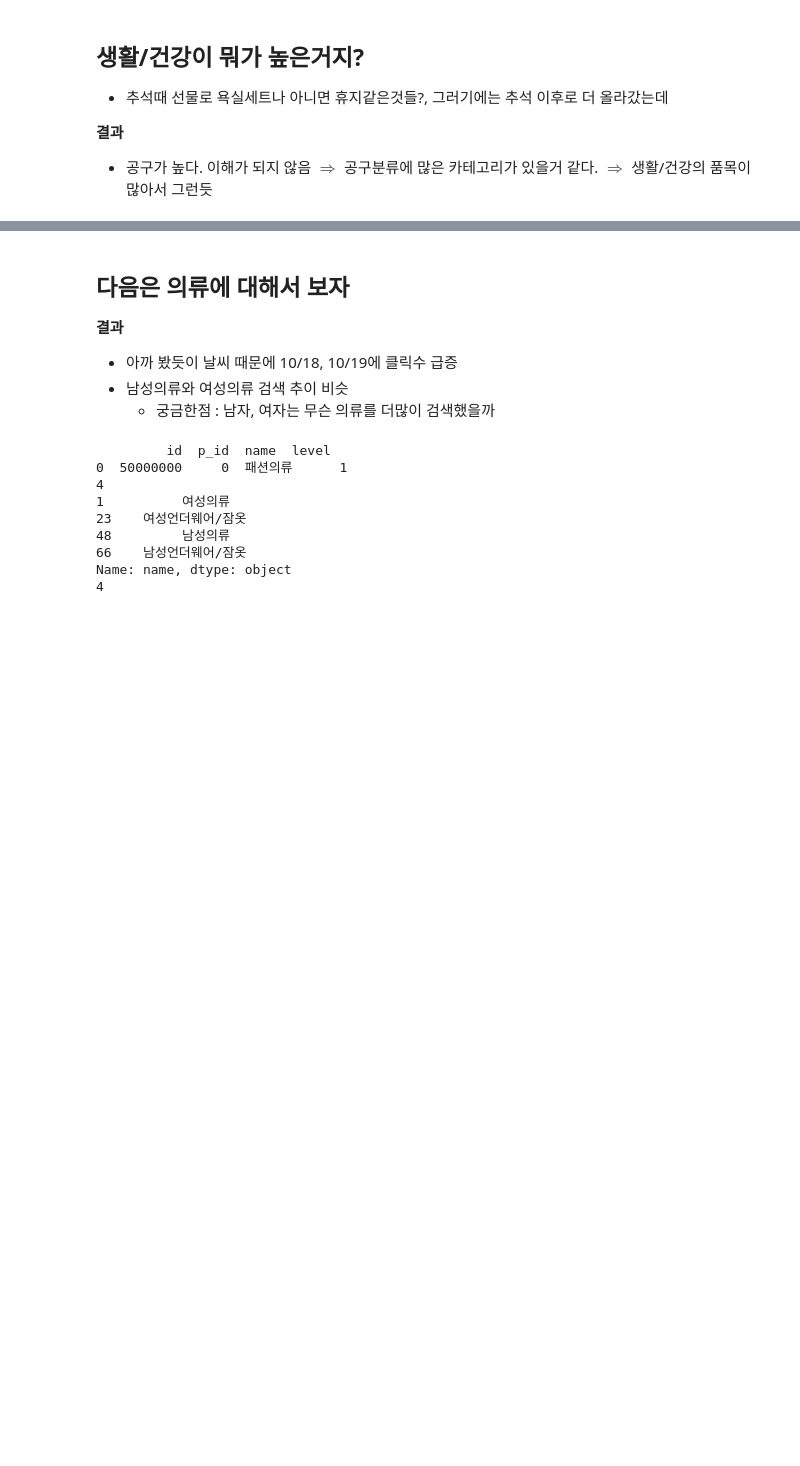
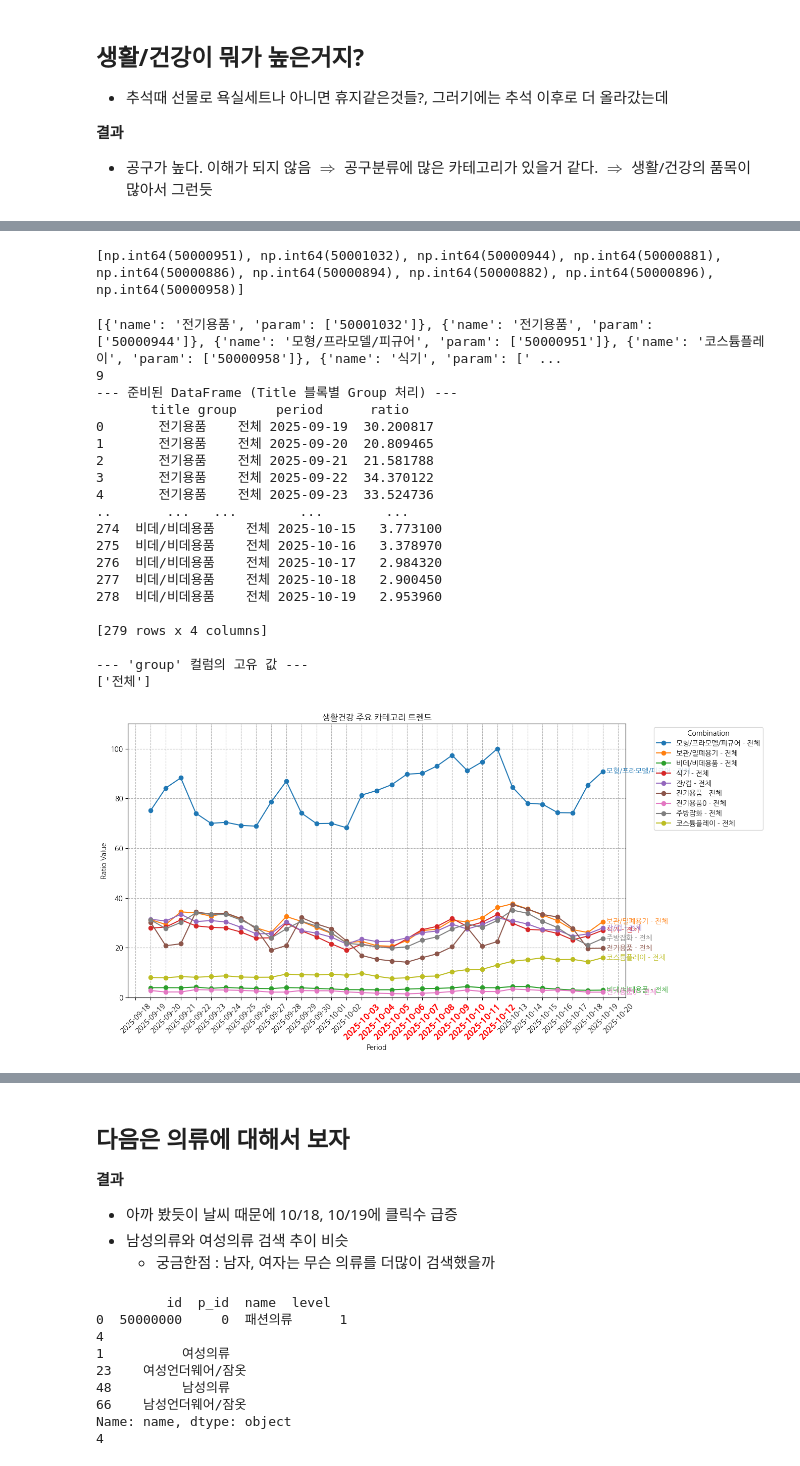
Before and after one commit to addinedu-ros-11th/eda-repo-2, a Jupyter notebook: ShoppingList/visualization.ipynb, the cells around one changed output, grey strips where cells are left out. Drawn from its saved outputs; the diff is of its cells as text; code cells hidden in the pictures; blank space fills up the shorter version.

```diff
--- a/ShoppingList/visualization.ipynb
+++ b/ShoppingList/visualization.ipynb
@@ -299 +331,45 @@ HTTPError: HTTP Error 429: Too Many Requests
+# %%
+cat_list = []
+cat_list.append(df_category[df_category['name']=='모형/프라모델/피규어']['id'].values[0])
+cat_list.append(df_category[df_category['name']=='전기용품']['id'].values[0])
+cat_list.append(df_category[df_category['name']=='전기용품']['id'].values[1])
+cat_list.append(df_category[df_category['name']=='식기']['id'].values[0])
+cat_list.append(df_category[df_category['name']=='보관/밀폐용기']['id'].values[0])
+cat_list.append(df_category[df_category['name']=='주방잡화']['id'].values[0])
+cat_list.append(df_category[df_category['name']=='잔/컵']['id'].values[0])
+cat_list.append(df_category[df_category['name']=='비데/비데용품']['id'].values[0])
+cat_list.append(df_category[df_category['name']=='코스튬플레이']['id'].values[0])
+
+print(cat_list)
+# %% [output]
+[np.int64(50000951), np.int64(50001032), np.int64(50000944), np.int64(50000881), np.int64(50000886), np.int64(50000894), np.int64(50000882), np.int64(50000896), np.int64(50000958)]
+# %%
+
+search_cat = df_category[df_category['id'].isin(cat_list)].copy()
+output = 'output/res_allAge_생활건강_주요카테고리.json'
+title = '생활건강 주요 카테고리 트렌드'
+#res_allAge_Life_mo = draw_shopping_plot(search_cat, "2025-09-19", "2025-10-19", title=title, output=output, threshold = 0)
+res_allAge_Life_mo = draw_shopping_plot(output, "2025-09-26", "2025-10-19", title=title)
+# %% [output]
+[{'name': '전기용품', 'param': ['50001032']}, {'name': '전기용품', 'param': ['50000944']}, {'name': '모형/프라모델/피규어', 'param': ['50000951']}, {'name': '코스튬플레이', 'param': ['50000958']}, {'name': '식기', 'param': [' ...
+9
+--- 준비된 DataFrame (Title 블록별 Group 처리) ---
+       title group     period      ratio
+0       전기용품    전체 2025-09-19  30.200817
+1       전기용품    전체 2025-09-20  20.809465
+2       전기용품    전체 2025-09-21  21.581788
+3       전기용품    전체 2025-09-22  34.370122
+4       전기용품    전체 2025-09-23  33.524736
+..       ...   ...        ...        ...
+274  비데/비데용품    전체 2025-10-15   3.773100
+275  비데/비데용품    전체 2025-10-16   3.378970
+276  비데/비데용품    전체 2025-10-17   2.984320
+277  비데/비데용품    전체 2025-10-18   2.900450
+278  비데/비데용품    전체 2025-10-19   2.953960
+
+[279 rows x 4 columns]
+
+--- 'group' 컬럼의 고유 값 ---
+['전체']
+[figure, added]
 # %%
```
Also changed, not shown: parts of 9 cells of this notebook, 1 other file.
